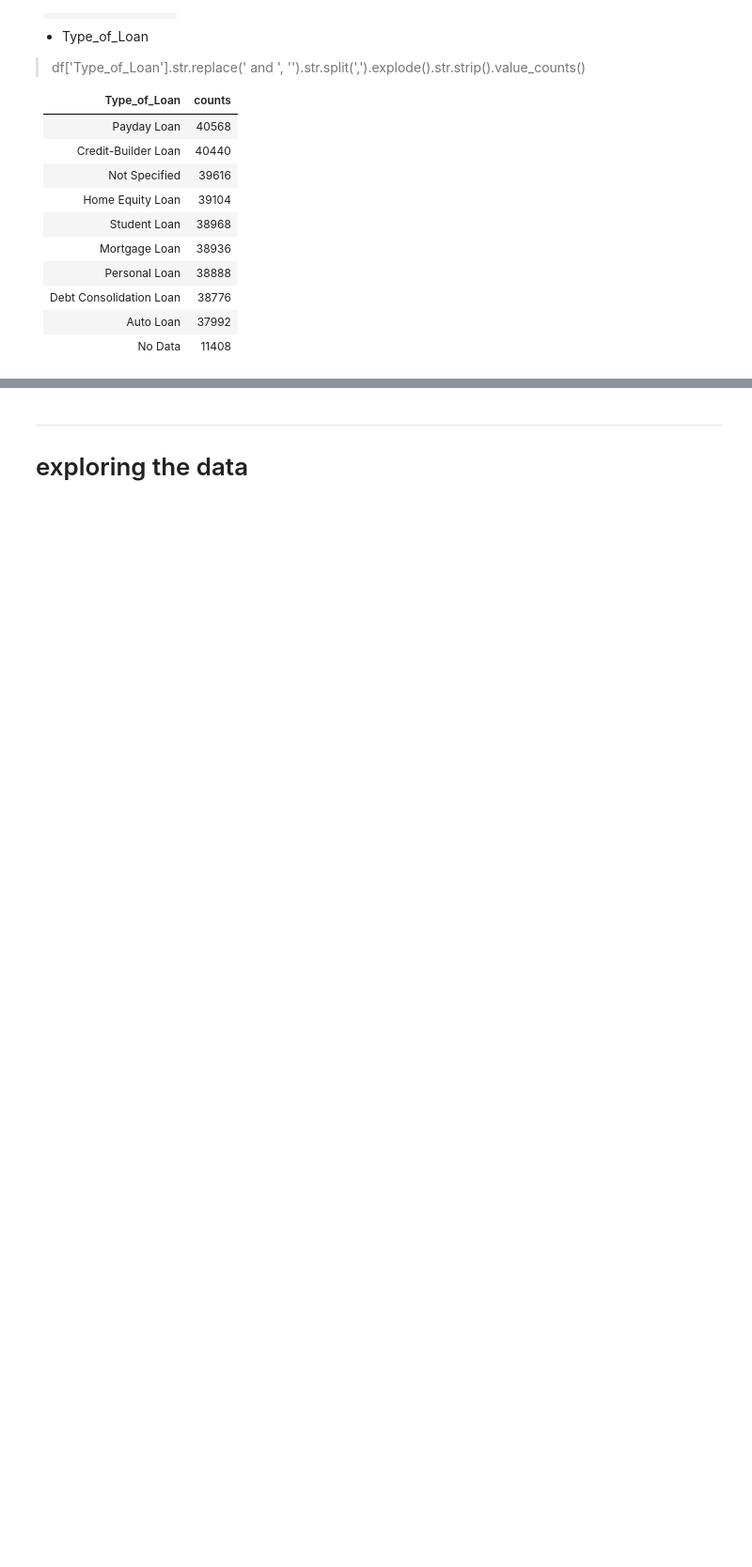
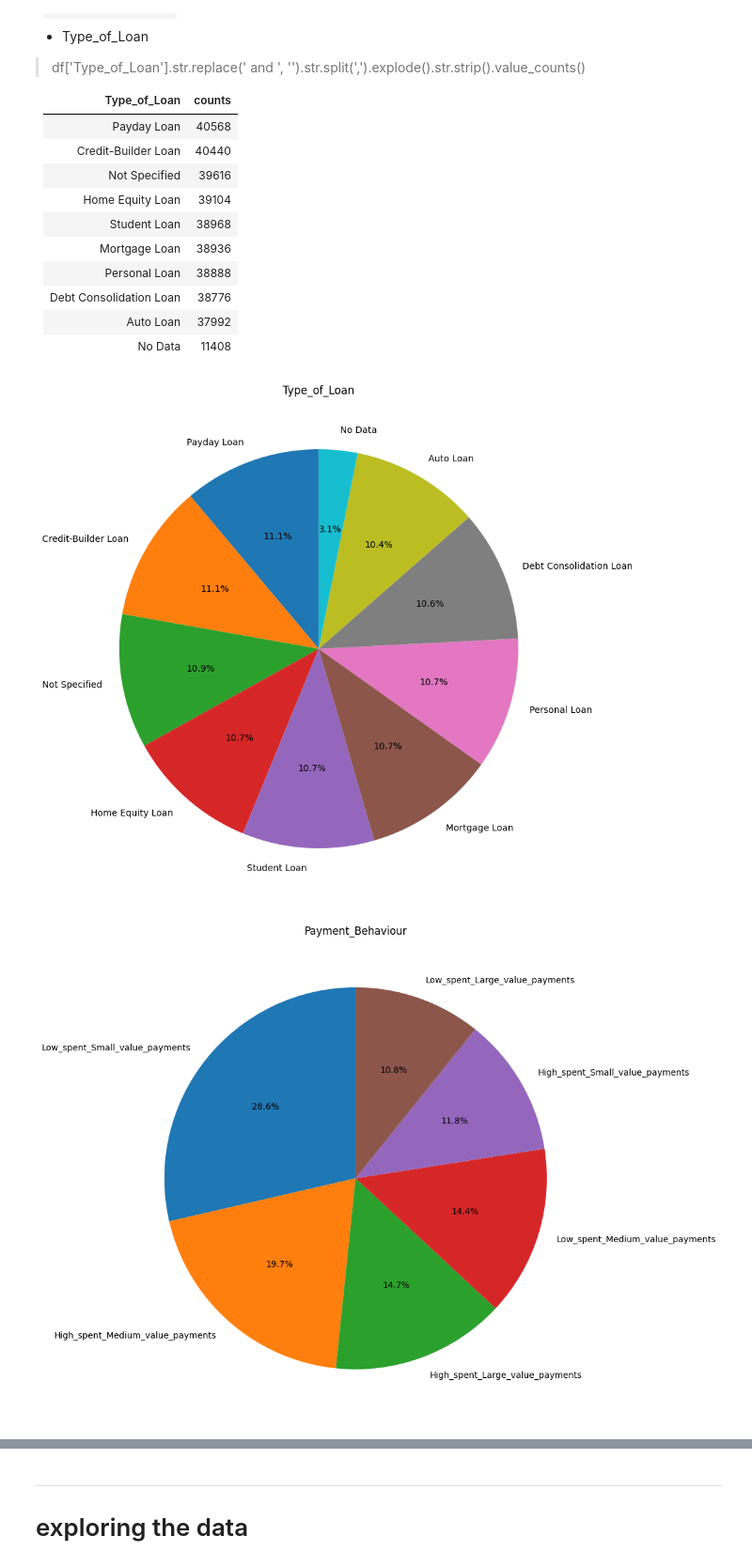
Before and after one commit to shaker113/credit_score_analysis, a Jupyter notebook: notebook.ipynb, the cells around one changed output, grey strips where cells are left out. Shown at 94% size. Saved outputs shown, nothing was run; the diff lists cells and outputs as text; code cells hidden in the pictures; blank space fills up the shorter version.

```diff
--- a/notebook.ipynb
+++ b/notebook.ipynb
@@ -138,3 +152,23 @@ array([[<AxesSubplot: title={'center': 'Month'}>,
 |Debt Consolidation Loan   |38776|
 |Auto Loan                 |37992|
 |No Data                   |11408|
+# %%
+def pie_chart(data,col):
+    if col == 'Type_of_Loan':
+        label = data[col].str.replace(' and ', '').str.split(',').explode().str.strip().value_counts().index
+        label_count = data[col].str.replace(' and ', '').str.split(',').explode().str.strip().value_counts().values
+    else:
+        label = data[col].value_counts().index
+        label_count = data[col].value_counts().values
+
+    fig, ax = plt.subplots(figsize=(10, 10))
+    plt.pie(data=data, x=label_count, labels=label, autopct='%1.1f%%', startangle=90)
+    ax.set_title(col)
+    # plt.legend()
+    plt.show()
+# %%
+for col in categorical_col:
+    pie_chart(df,col)
+# %% [output]
+[figure, added]
+[figure, added]
```
Also changed, not shown: parts of 39 cells of this notebook.
